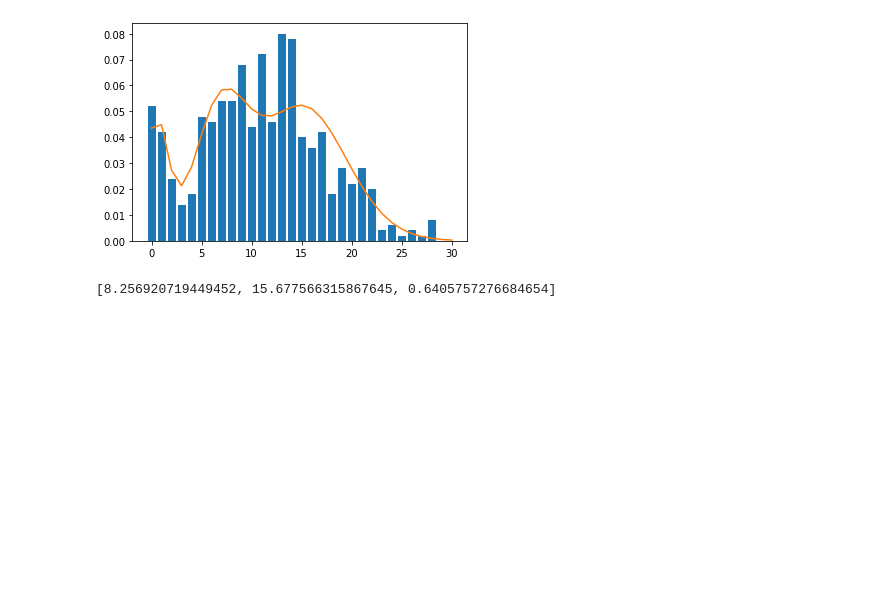
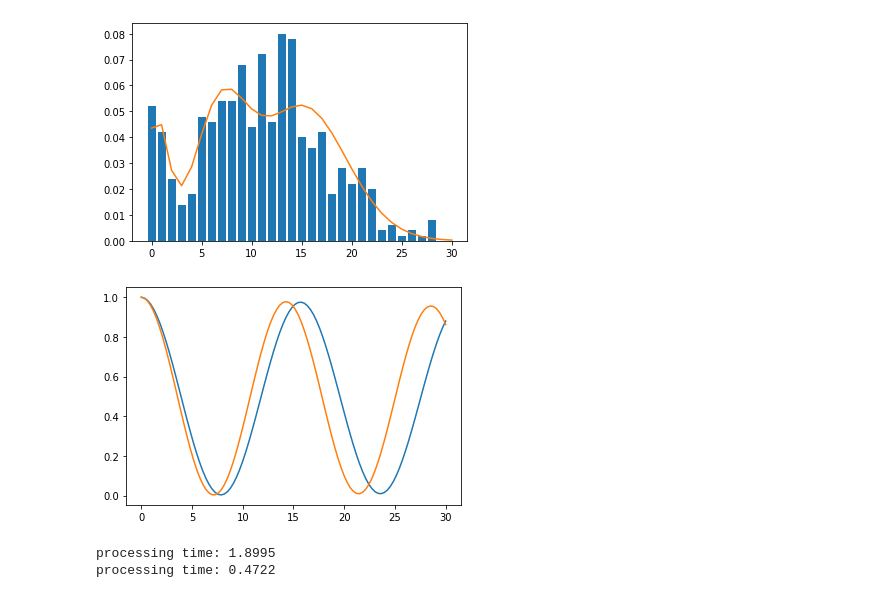
Before and after one commit to R-Thomm/Robin-Master, a Jupyter notebook: two_ion_stuff.ipynb, the cells around one changed output. Saved outputs shown, nothing was run; the diff lists cells and outputs as text; code cells hidden in the pictures; blank space fills up the shorter version.

```diff
--- a/two_ion_stuff.ipynb
+++ b/two_ion_stuff.ipynb
@@ -279,7 +279,31 @@ res = {'x': [sort_mu[2], sort_mu[1], sort_mu[0], y_dd[ii], y_du[ii], y_uu[ii]]}
 eios_analyse.plot_hist_res_2I(hists[ii], res)
 # %% [output]
 [figure]
-# %%
-prefit['x'][:3]
-# %% [output]
-[8.256920719449452, 15.677566315867645, 0.6405757276684654]
+# %%
+# simulate MW Flop
+times = np.linspace(0, 30, 100)
+
+Ps1 = (np.cos(0.2*times)**2 - 0.2) * np.exp(-0.002*times) + 0.2
+Ps2 = (np.cos(0.22*times)**2 - 0.21) * np.exp(-0.002*times) + 0.21
+
+plt.plot(times, Ps1)
+plt.plot(times, Ps2)
+plt.show()
+
+# simulate data
+hists = []
+for i, t in enumerate(times):
+    hists.append([rand_4Poisson(0.5, 8, 2, Ps1[i], Ps2[i]) for j in range(500)])
+# %% [output]
+[figure, added]
+# %%
+t1 = time.time()
+prefit = eios_analyse.fit_poisson_hist_2I(hists, 0.5, 10)
+print("processing time:", np.round( time.time()-t1, 4))
+
+t1 = time.time()
+y_dd, y_du, y_uu, y_err_dd, y_err_du, y_err_uu = eios_analyse.fit_hist_2I(hists, prefit, parallel = True)
+print("processing time:", np.round( time.time()-t1, 4))
+# %% [output]
+processing time: 1.8995
+processing time: 0.4722
```
Also changed, not shown: parts of 3 cells of this notebook.
